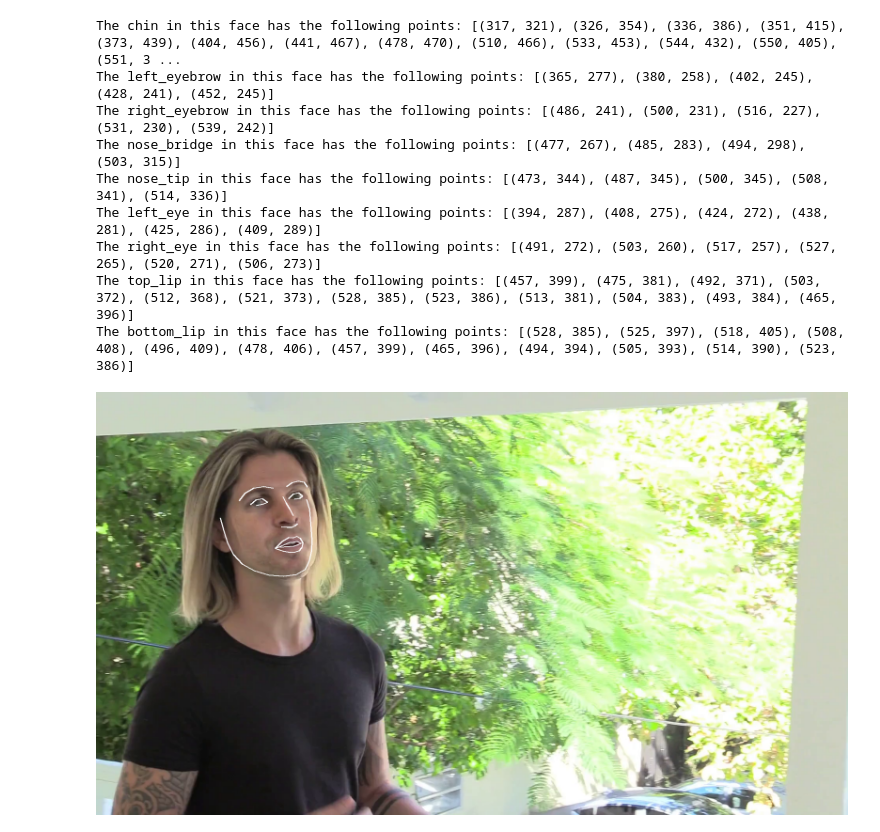
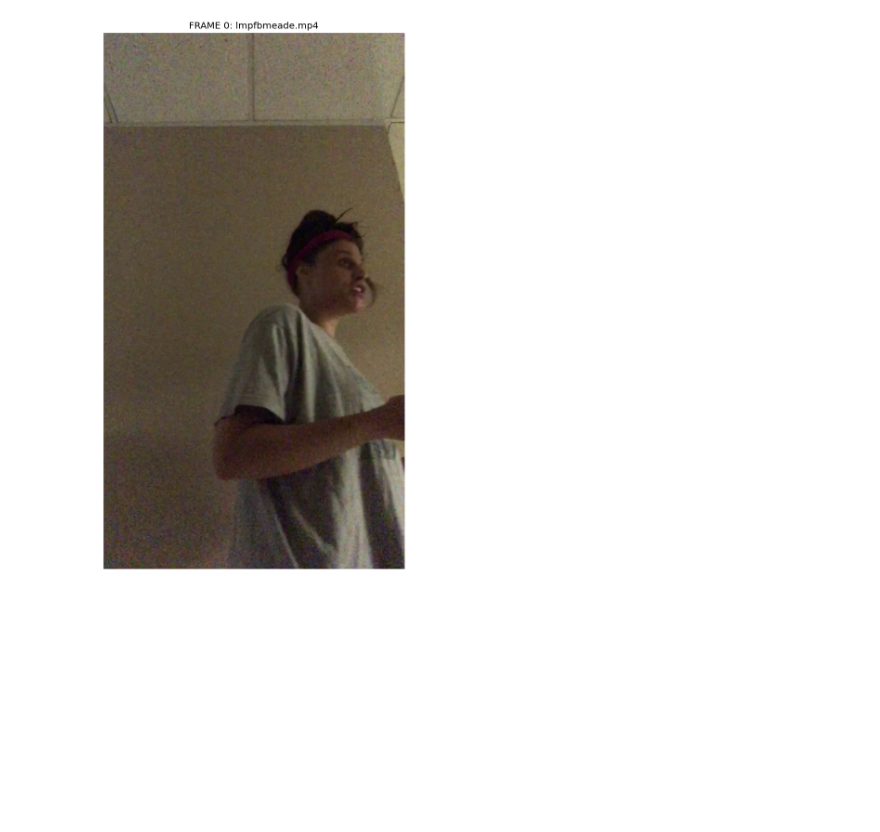
Before and after one commit to o0BB0o/cv_project_deepfake, a Jupyter notebook: preprocess.ipynb, the cells around one changed output. Saved outputs shown, nothing was run; the diff lists cells and outputs as text; code cells hidden in the pictures; blank space fills up the shorter version.

```diff
--- a/preprocess.ipynb
+++ b/preprocess.ipynb
@@ -59,3 +39,20 @@ A face is located at pixel location Top: 217, Left: 365, Bottom: 440, Right: 588
+# %%
+train_dir = './input/dfdc_train_part_0/'
+fig, ax = plt.subplots(1,1, figsize=(15, 15))
+train_video_files = [train_dir + x for x in os.listdir(train_dir)]
+video_file = train_video_files[0]
+# video_file = './input/train_sample_videos/akxoopqjqz.mp4'
+cap = cv2.VideoCapture(video_file)
+success, image = cap.read()
+image = cv2.cvtColor(image, cv2.COLOR_BGR2RGB)
+cap.release()
+ax.imshow(image)
+ax.xaxis.set_visible(False)
+ax.yaxis.set_visible(False)
+ax.title.set_text(f"FRAME 0: {video_file.split('/')[-1]}")
+plt.grid(False)
+# %% [output]
+[figure, added]
 # %%
 face_landmarks_list = face_recognition.face_landmarks(image)
 pil_image = Image.fromarray(image)
@@ -74,16 +71,5 @@ if face_landmarks_list:
 
     # Show the picture
     display(pil_image)
-# %% [output]
-The chin in this face has the following points: [(317, 321), (326, 354), (336, 386), (351, 415), (373, 439), (404, 456), (441, 467), (478, 470), (510, 466), (533, 453), (544, 432), (550, 405), (551, 3 ...
-The left_eyebrow in this face has the following points: [(365, 277), (380, 258), (402, 245), (428, 241), (452, 245)]
-The right_eyebrow in this face has the following points: [(486, 241), (500, 231), (516, 227), (531, 230), (539, 242)]
-The nose_bridge in this face has the following points: [(477, 267), (485, 283), (494, 298), (503, 315)]
-The nose_tip in this face has the following points: [(473, 344), (487, 345), (500, 345), (508, 341), (514, 336)]
-The left_eye in this face has the following points: [(394, 287), (408, 275), (424, 272), (438, 281), (425, 286), (409, 289)]
-The right_eye in this face has the following points: [(491, 272), (503, 260), (517, 257), (527, 265), (520, 271), (506, 273)]
-The top_lip in this face has the following points: [(457, 399), (475, 381), (492, 371), (503, 372), (512, 368), (521, 373), (528, 385), (523, 386), (513, 381), (504, 383), (493, 384), (465, 396)]
-The bottom_lip in this face has the following points: [(528, 385), (525, 397), (518, 405), (508, 408), (496, 409), (478, 406), (457, 399), (465, 396), (494, 394), (505, 393), (514, 390), (523, 386)]
-[figure, removed]
 # %%
 padding = 40
```
Also changed, not shown: parts of 5 cells of this notebook, 5 other files.
